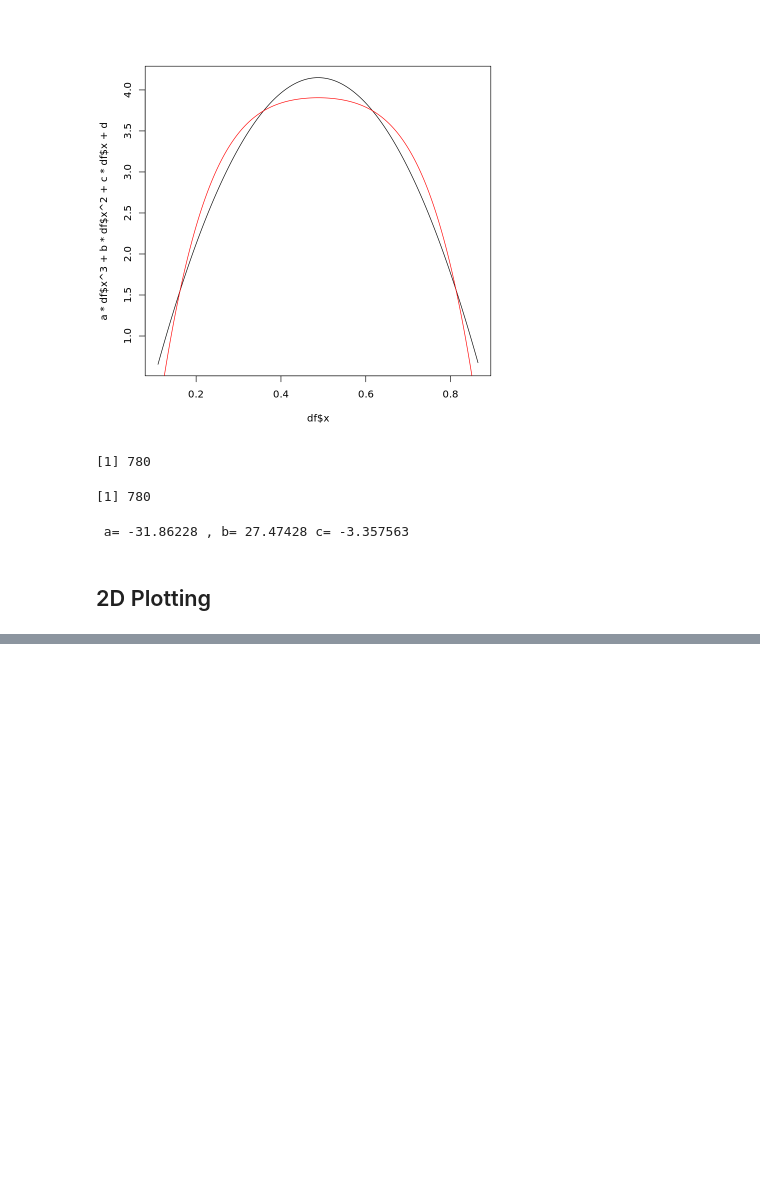
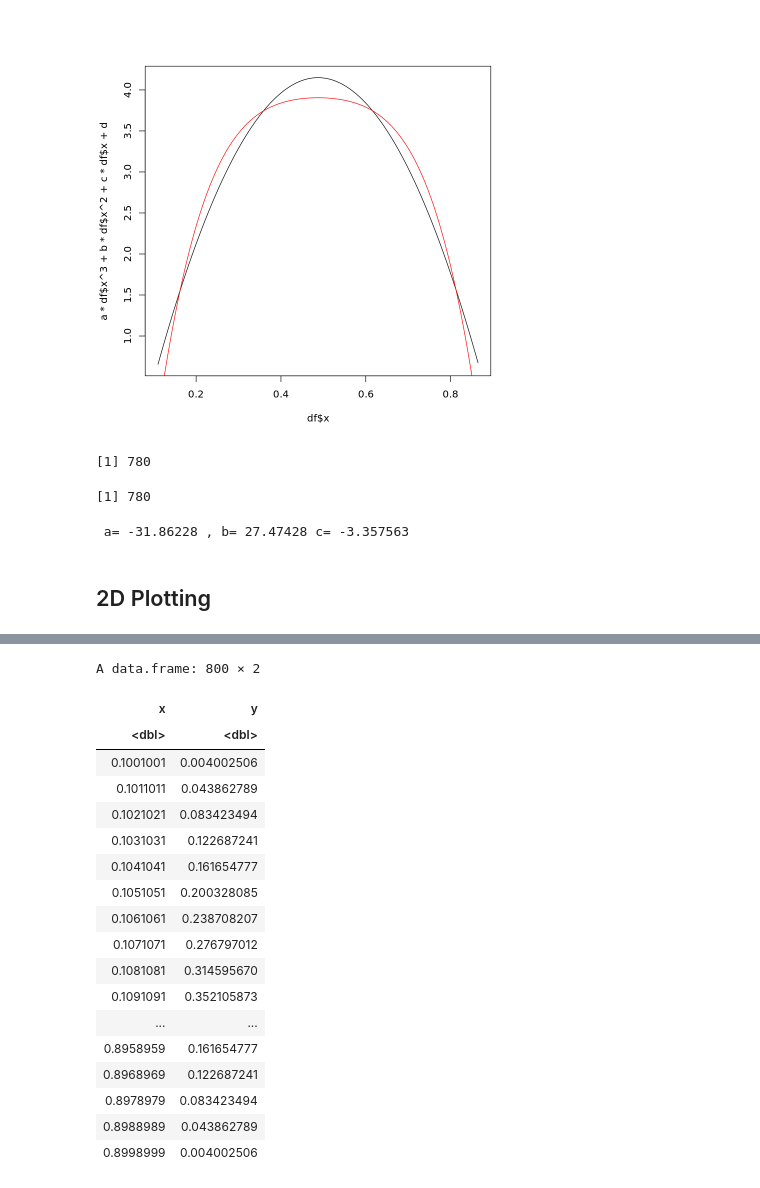
Before and after one commit to jjackson1994/Bayesian_Experimental_Design_for_Fusion, a Jupyter notebook: Daniel_InfoGain.ipynb, the cells around one changed output, grey strips where cells are left out. Saved outputs shown, nothing was run; the diff lists cells and outputs as text; code cells hidden in the pictures; blank space fills up the shorter version.

```diff
--- a/Project_in_R(2).ipynb
+++ b/Daniel_InfoGain.ipynb
@@ -345,0 +478,23 @@ A matrix: 105 × 105 of type dbl
+# %%
+eta <- c(0,pi)
+getDensProfile(eta[1],eta[2])
+# %% [output]
+A data.frame: 800 × 2
+| x | y |
+| <dbl> | <dbl> |
+| 0.1001001 | 0.004002506 |
+| 0.1011011 | 0.043862789 |
+| 0.1021021 | 0.083423494 |
+| 0.1031031 | 0.122687241 |
+| 0.1041041 | 0.161654777 |
+| 0.1051051 | 0.200328085 |
+| 0.1061061 | 0.238708207 |
+| 0.1071071 | 0.276797012 |
+| 0.1081081 | 0.314595670 |
+| 0.1091091 | 0.352105873 |
+| ... | ... |
+| 0.8958959 | 0.161654777 |
+| 0.8968969 | 0.122687241 |
+| 0.8978979 | 0.083423494 |
+| 0.8988989 | 0.043862789 |
+| 0.8998999 | 0.004002506 |
```
Also changed, not shown: parts of 5 cells of this notebook, 2 other files.
